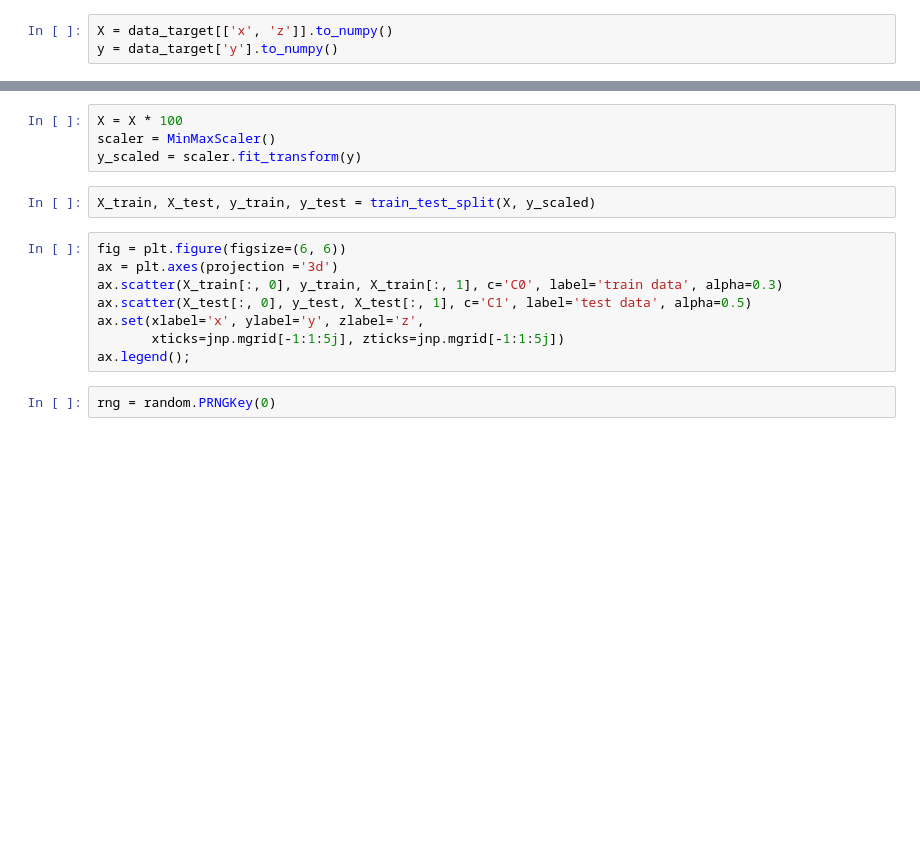
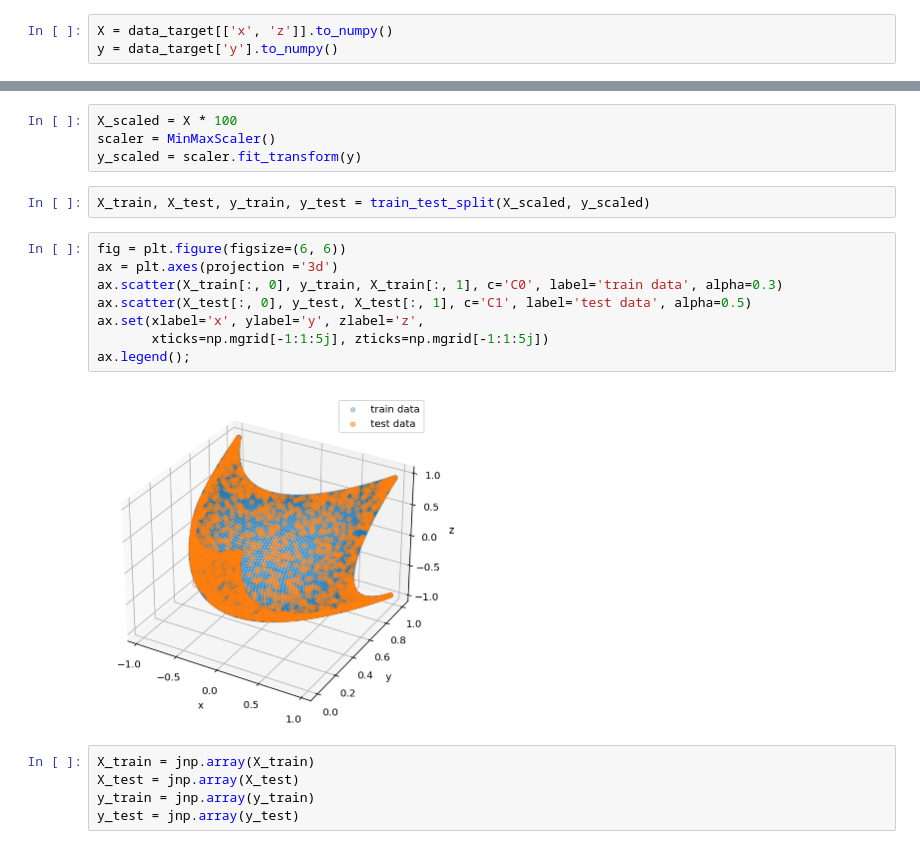
Before and after one commit to akapet00/EMF-exposure-analysis, a Jupyter notebook: notebooks/nn_sphere.ipynb, the cells around one changed output, grey strips where cells are left out. Saved outputs shown, nothing was run; the diff lists cells and outputs as text; blank space fills up the shorter version.

```diff
--- a/notebooks/nn_sphere.ipynb
+++ b/notebooks/nn_sphere.ipynb
@@ -80,17 +97,22 @@ y = jnp.array(yt).reshape(-1, 1)
 # %%
-X = X * 100
+X_scaled = X * 100
 scaler = MinMaxScaler()
 y_scaled = scaler.fit_transform(y)
 # %%
-X_train, X_test, y_train, y_test = train_test_split(X, y_scaled)
+X_train, X_test, y_train, y_test = train_test_split(X_scaled, y_scaled)
 # %%
 fig = plt.figure(figsize=(6, 6))
 ax = plt.axes(projection ='3d')
 ax.scatter(X_train[:, 0], y_train, X_train[:, 1], c='C0', label='train data', alpha=0.3)
 ax.scatter(X_test[:, 0], y_test, X_test[:, 1], c='C1', label='test data', alpha=0.5)
 ax.set(xlabel='x', ylabel='y', zlabel='z',
-       xticks=jnp.mgrid[-1:1:5j], zticks=jnp.mgrid[-1:1:5j])
+       xticks=np.mgrid[-1:1:5j], zticks=np.mgrid[-1:1:5j])
 ax.legend();
+# %% [output]
+[figure, added]
-# %%
-rng = random.PRNGKey(0)
+# %%
+X_train = jnp.array(X_train)
+X_test = jnp.array(X_test)
+y_train = jnp.array(y_train)
+y_test = jnp.array(y_test)
 # %%
```
Also changed, not shown: parts of 20 cells of this notebook.
